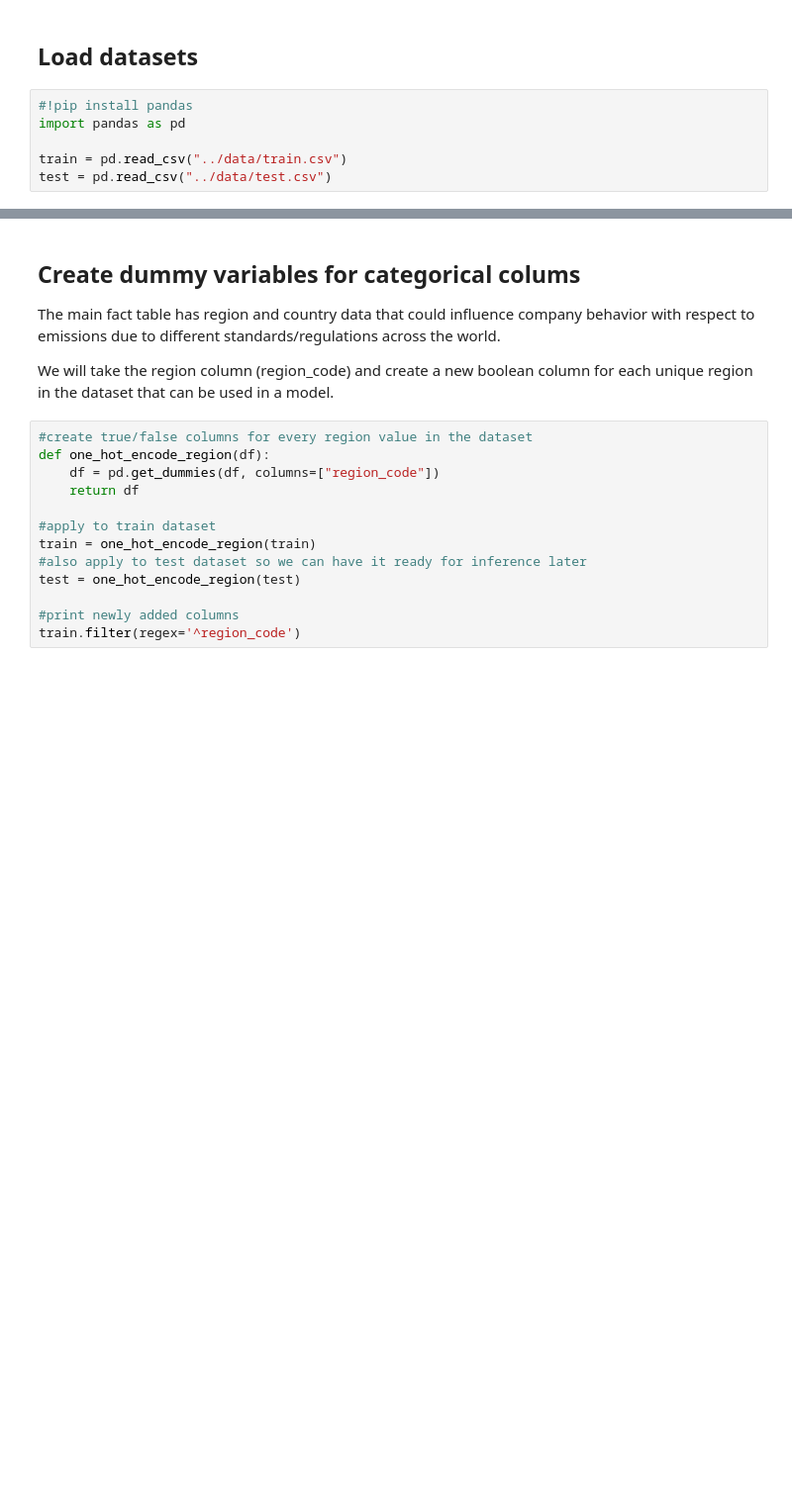
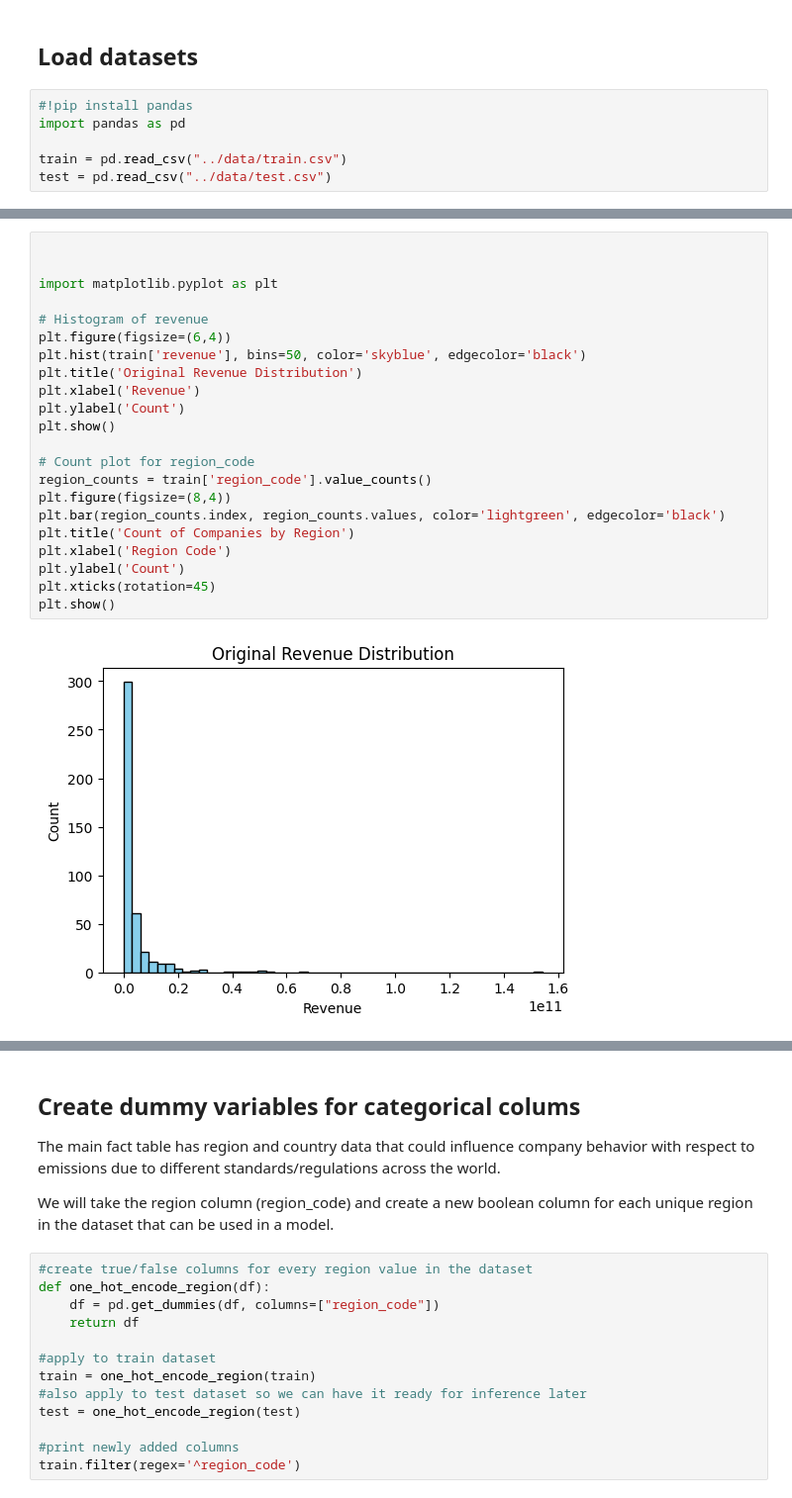
Before and after one commit to HariniSolai/fitch-codeathon2025Team3, a Jupyter notebook: notebooks/basic_feature_engineering.ipynb, the cells around one changed output, grey strips where cells are left out. Shown at 99% size. Drawn from its saved outputs; the diff is of its cells as text; blank space fills up the shorter version.

```diff
--- a/notebooks/basic_feature_engineering.ipynb
+++ b/notebooks/basic_feature_engineering.ipynb
@@ -8,0 +36,24 @@ test = pd.read_csv("../data/test.csv")
+# %%
+
+
+import matplotlib.pyplot as plt
+
+# Histogram of revenue
+plt.figure(figsize=(6,4))
+plt.hist(train['revenue'], bins=50, color='skyblue', edgecolor='black')
+plt.title('Original Revenue Distribution')
+plt.xlabel('Revenue')
+plt.ylabel('Count')
+plt.show()
+
+# Count plot for region_code
+region_counts = train['region_code'].value_counts()
+plt.figure(figsize=(8,4))
+plt.bar(region_counts.index, region_counts.values, color='lightgreen', edgecolor='black')
+plt.title('Count of Companies by Region')
+plt.xlabel('Region Code')
+plt.ylabel('Count')
+plt.xticks(rotation=45)
+plt.show()
+# %% [output]
+[figure, added]
```
Also changed, not shown: parts of 13 cells of this notebook, 3 other files.
